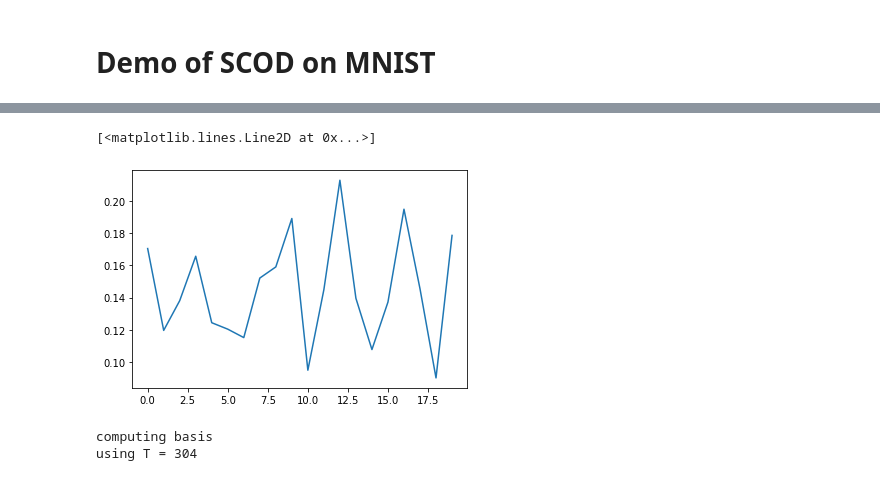
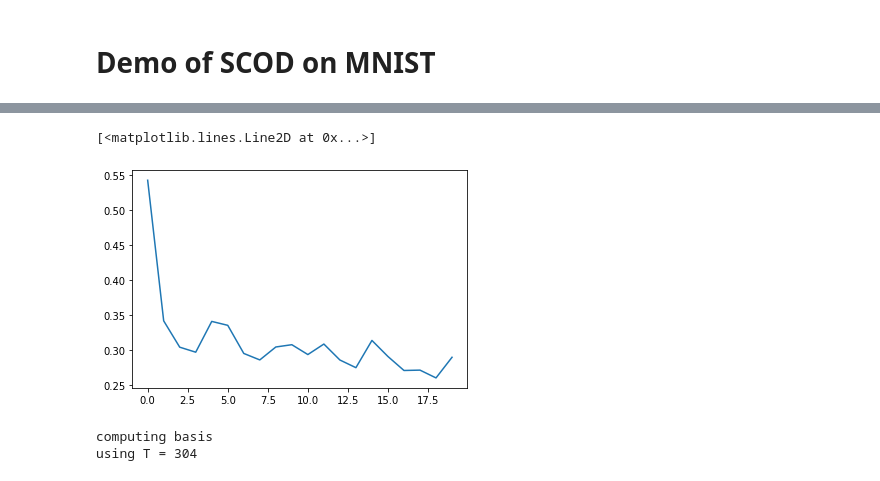
Before and after one commit to StanfordASL/scod-module, a Jupyter notebook: demos/MNIST.ipynb, the cells around one changed output, grey strips where cells are left out. Saved outputs shown, nothing was run; the diff lists cells and outputs as text; code cells hidden in the pictures.

```diff
--- a/demos/MNIST.ipynb
+++ b/demos/MNIST.ipynb
@@ -41,39 +38,45 @@ model = nn.Sequential(
 
 # here, we interpret the output of the DNN as the mean of a Gaussian
 dist_constructor = lambda theta: scod.distributions.Categorical(logits=theta)
+
+prior_weight_var = 1e3
 # %%
 train_dataloader = torch.utils.data.DataLoader(dataset, batch_size=10, shuffle=True)
 optimizer = torch.optim.Adam(model.parameters(), lr=1e-2)
 
 losses = []
 t = trange(20)
 
 for epoch in t:
     epoch_loss = 0.
     for (inputs, targets) in train_dataloader:
         optimizer.zero_grad()
 
         outputs = model(inputs)
         dist = dist_constructor(outputs)
         loss = -dist.log_prob(targets)
 
         mean_loss = loss.mean()
 
-        mean_loss.backward()
+        regularization = torch.sum(torch.stack([torch.norm(p)**2 for p in model.parameters()])) / prior_weight_var
 
-        epoch_loss += mean_loss
+        total_loss = mean_loss + regularization
+
+        total_loss.backward()
+
+        epoch_loss += total_loss
 
         optimizer.step()
 
     epoch_loss /= len(train_dataloader)
 
     t.set_description("mean_loss=%02f"%epoch_loss.item())
     losses.append(epoch_loss.item())
 
 plt.plot(losses)
 # %% [output]
 [<matplotlib.lines.Line2D at 0x...>]
-[figure, old version]
+[figure, new version]
 # %%
 unc_model = scod.SCOD(model, dist_constructor, args={
     'num_eigs': 50,
```
Also changed, not shown: parts of 7 cells of this notebook, 1 other file.
